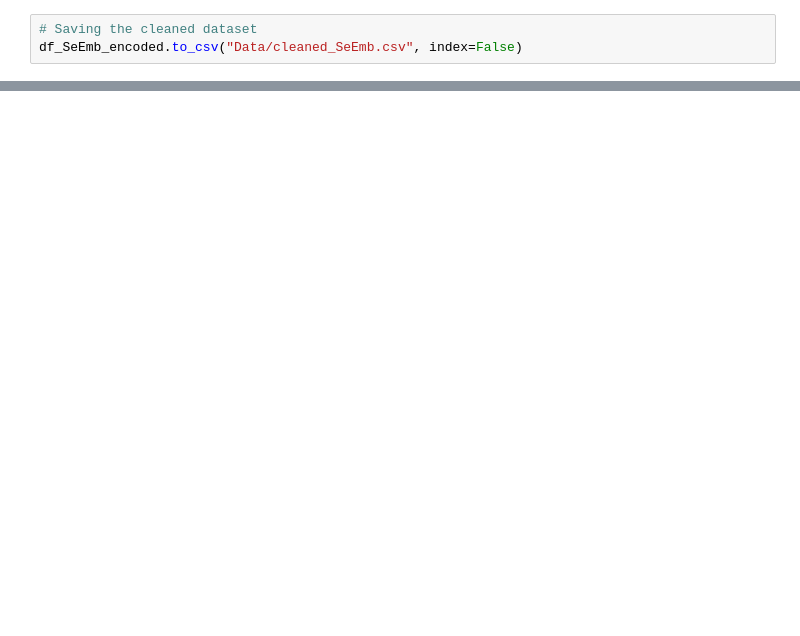
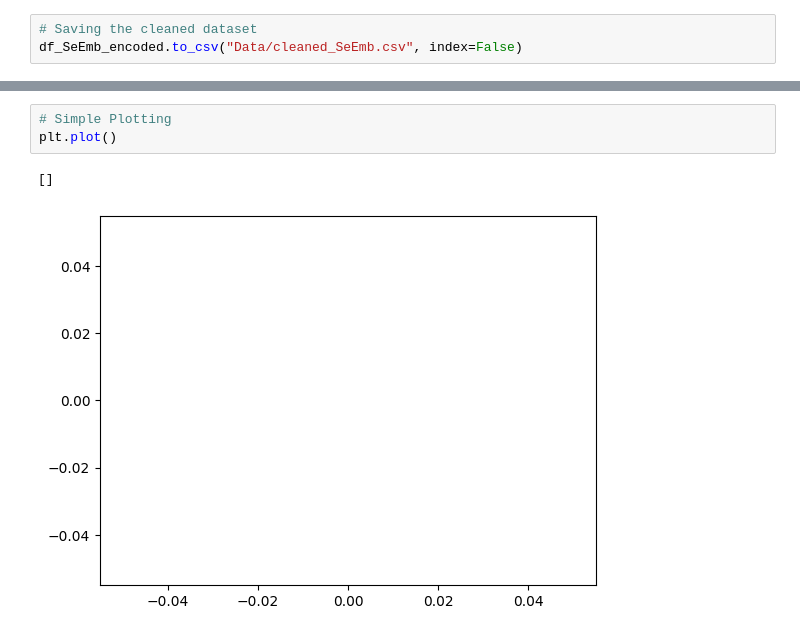
Before and after one commit to Manthan-Nepal/arc-2025, a Jupyter notebook: arc/ai/binit-shrestha/topic-2-EDA-visualization-wrangling/notebook-tasks.ipynb, the cells around one changed output, grey strips where cells are left out. Saved outputs shown, nothing was run; the diff lists cells and outputs as text; blank space fills up the shorter version.

Commit message:
Add Data Visualize: Matplotlib for lists, dataframes

```diff
--- a/arc/ai/binit-shrestha/topic-2-EDA-visualization-wrangling/notebook-tasks.ipynb
+++ b/arc/ai/binit-shrestha/topic-2-EDA-visualization-wrangling/notebook-tasks.ipynb
@@ -300,0 +299,6 @@ df_SeEmb_encoded.to_csv("Data/cleaned_SeEmb.csv", index=False)
+# %%
+# Simple Plotting
+plt.plot()
+# %% [output]
+[]
+[figure, added]
```
Also changed, not shown: parts of 36 cells of this notebook, 3 other files.
